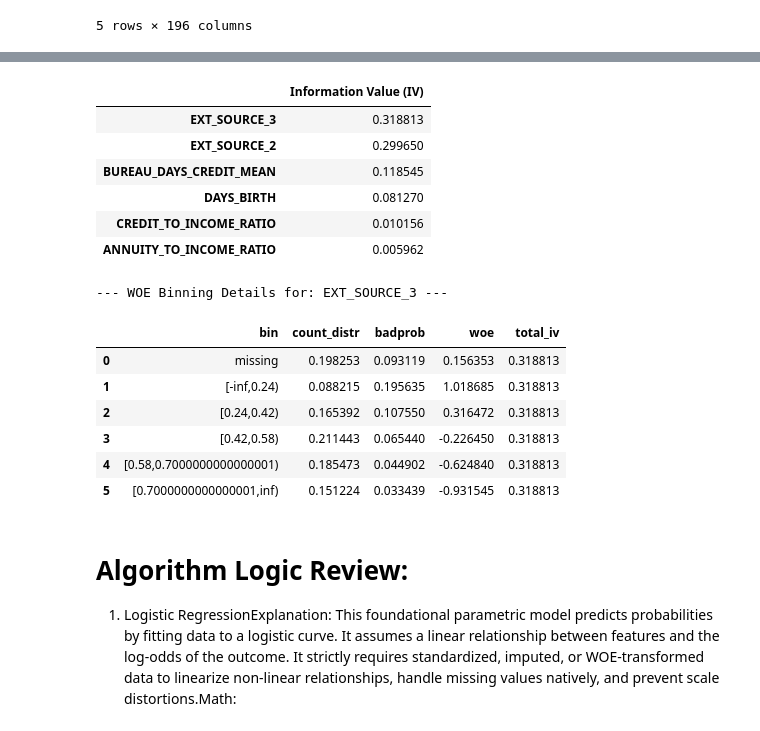
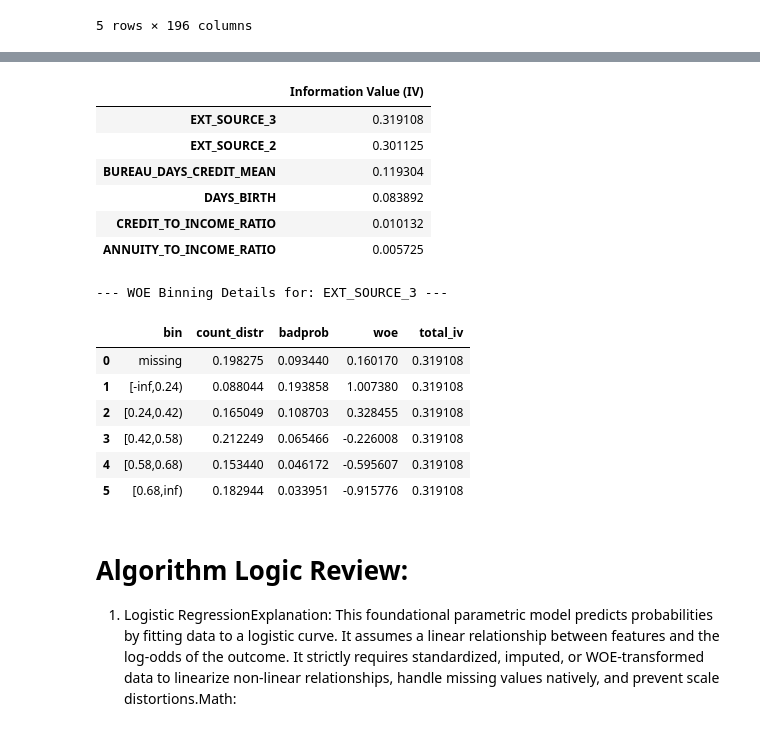
Before and after one commit to Sshahsavar/credit-risk-modeling, a Jupyter notebook: Benchmarking Classification Algorithms for Credit Risk.ipynb, the cells around one changed output, grey strips where cells are left out. Drawn from its saved outputs; the diff is of its cells as text; code cells hidden in the pictures.

```diff
--- a/Benchmarking Classification Algorithms for Credit Risk.ipynb
+++ b/Benchmarking Classification Algorithms for Credit Risk.ipynb
@@ -165,15 +125,11 @@ Aggregated Training Set Shape: (307511, 196)
 | 4 | 100007 | 0 | Cash loans | M | N | Y | 0 | ... |
 5 rows × 196 columns
 # %%
-
-try:
-  import scorecardpy as sc
-except ImportError:
-  !pip install scorecardpy
-  import scorecardpy as sc
-
 import warnings
 warnings.filterwarnings('ignore')
+
+import scorecardpy as sc
+from sklearn.model_selection import train_test_split
 
 # 1. Create Domain-Specific Financial Ratios
 print("Engineering domain features for app_train...")
@@ -204,16 +160,19 @@ features_to_bin = [
 available_features = [col for col in features_to_bin if col in app_train.columns]
 df_subset = app_train[available_features]
 
+train, test = train_test_split(df_subset, test_size=0.3, random_state=42, stratify=df_subset['TARGET'])
+
+
 # 3. Calculate Information Value (IV) and perform WOE Binning
 print("Calculating Information Value (IV) and WOE bins...")
 
 # sc.woebin automatically handles NaN values and finds optimal cutoffs
-bins = sc.woebin(df_subset, y='TARGET')
+bins = sc.woebin(train, y='TARGET')
 
 # 4. Display the predictive power (IV) of our selected features
 iv_values = {key: value['total_iv'].iloc[0] for key, value in bins.items()}
 iv_df = pd.DataFrame.from_dict(iv_values, orient='index', columns=['Information Value (IV)'])
-iv_df = iv_df.sort_values(by='Information Value (IV)', ascending=False)
+iv_df = iv_df.sort_values(by="Information Value (IV)", ascending=False)
 
 print("\n--- Feature Information Value (IV) ---")
 print("Rule of Thumb: < 0.02 (Useless), 0.02-0.1 (Weak), 0.1-0.3 (Medium), > 0.3 (Strong)")
@@ -231,21 +190,21 @@ Binning on 307511 rows and 7 columns in 00:00:27
 
 --- Feature Information Value (IV) ---
 Rule of Thumb: < 0.02 (Useless), 0.02-0.1 (Weak), 0.1-0.3 (Medium), > 0.3 (Strong)
 |  | Information Value (IV) |
-| EXT_SOURCE_3 | 0.318813 |
-| EXT_SOURCE_2 | 0.299650 |
-| BUREAU_DAYS_CREDIT_MEAN | 0.118545 |
-| DAYS_BIRTH | 0.081270 |
-| CREDIT_TO_INCOME_RATIO | 0.010156 |
-| ANNUITY_TO_INCOME_RATIO | 0.005962 |
+| EXT_SOURCE_3 | 0.319108 |
+| EXT_SOURCE_2 | 0.301125 |
+| BUREAU_DAYS_CREDIT_MEAN | 0.119304 |
+| DAYS_BIRTH | 0.083892 |
+| CREDIT_TO_INCOME_RATIO | 0.010132 |
+| ANNUITY_TO_INCOME_RATIO | 0.005725 |
 --- WOE Binning Details for: EXT_SOURCE_3 ---
 |  | bin | count_distr | badprob | woe | total_iv |
-| 0 | missing | 0.198253 | 0.093119 | 0.156353 | 0.318813 |
-| 1 | [-inf,0.24) | 0.088215 | 0.195635 | 1.018685 | 0.318813 |
-| 2 | [0.24,0.42) | 0.165392 | 0.107550 | 0.316472 | 0.318813 |
-| 3 | [0.42,0.58) | 0.211443 | 0.065440 | -0.226450 | 0.318813 |
-| 4 | [0.58,0.7000000000000001) | 0.185473 | 0.044902 | -0.624840 | 0.318813 |
-| 5 | [0.7000000000000001,inf) | 0.151224 | 0.033439 | -0.931545 | 0.318813 |
+| 0 | missing | 0.198275 | 0.093440 | 0.160170 | 0.319108 |
+| 1 | [-inf,0.24) | 0.088044 | 0.193858 | 1.007380 | 0.319108 |
+| 2 | [0.24,0.42) | 0.165049 | 0.108703 | 0.328455 | 0.319108 |
+| 3 | [0.42,0.58) | 0.212249 | 0.065466 | -0.226008 | 0.319108 |
+| 4 | [0.58,0.68) | 0.153440 | 0.046172 | -0.595607 | 0.319108 |
+| 5 | [0.68,inf) | 0.182944 | 0.033951 | -0.915776 | 0.319108 |
 # %% [markdown]
 # Algorithm Logic Review:
 1. Logistic RegressionExplanation: This foundational parametric model predicts probabilities by fitting data to a logistic curve. It assumes a linear relationship between features and the log-odds of the outcome. It strictly requires standardized, imputed, or WOE-transformed data to linearize non-linear relationships, handle missing values natively, and prevent scale distortions.Math:$$p = \frac{1}{1 + e^{-(\beta_0 + \sum_{i=1}^{n} \beta_i x_i)}}$$Best Dataset: Small to medium datasets requiring high interpretability, regulatory compliance, and linearly separable variables (e.g., traditional banking scorecards).
```
Also changed, not shown: parts of 4 cells of this notebook.
